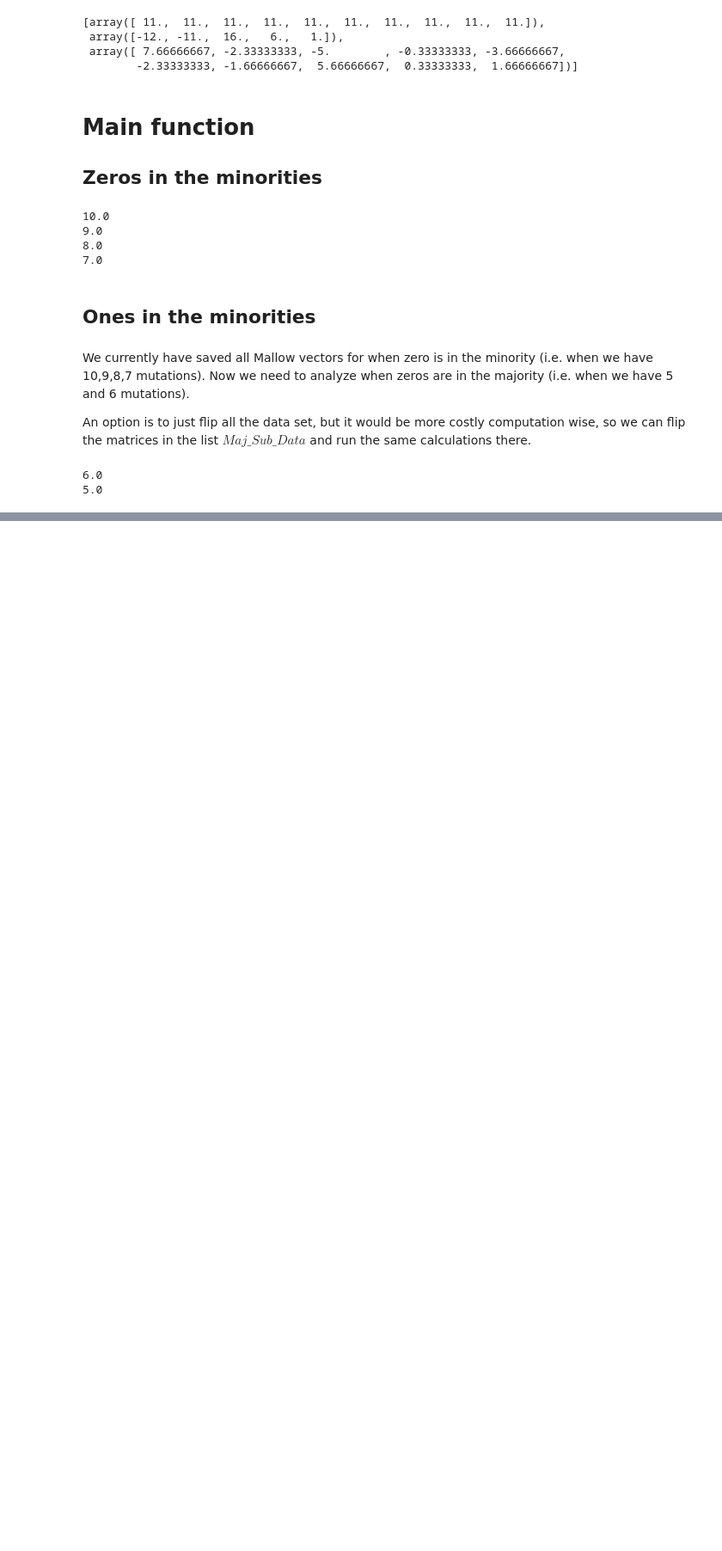
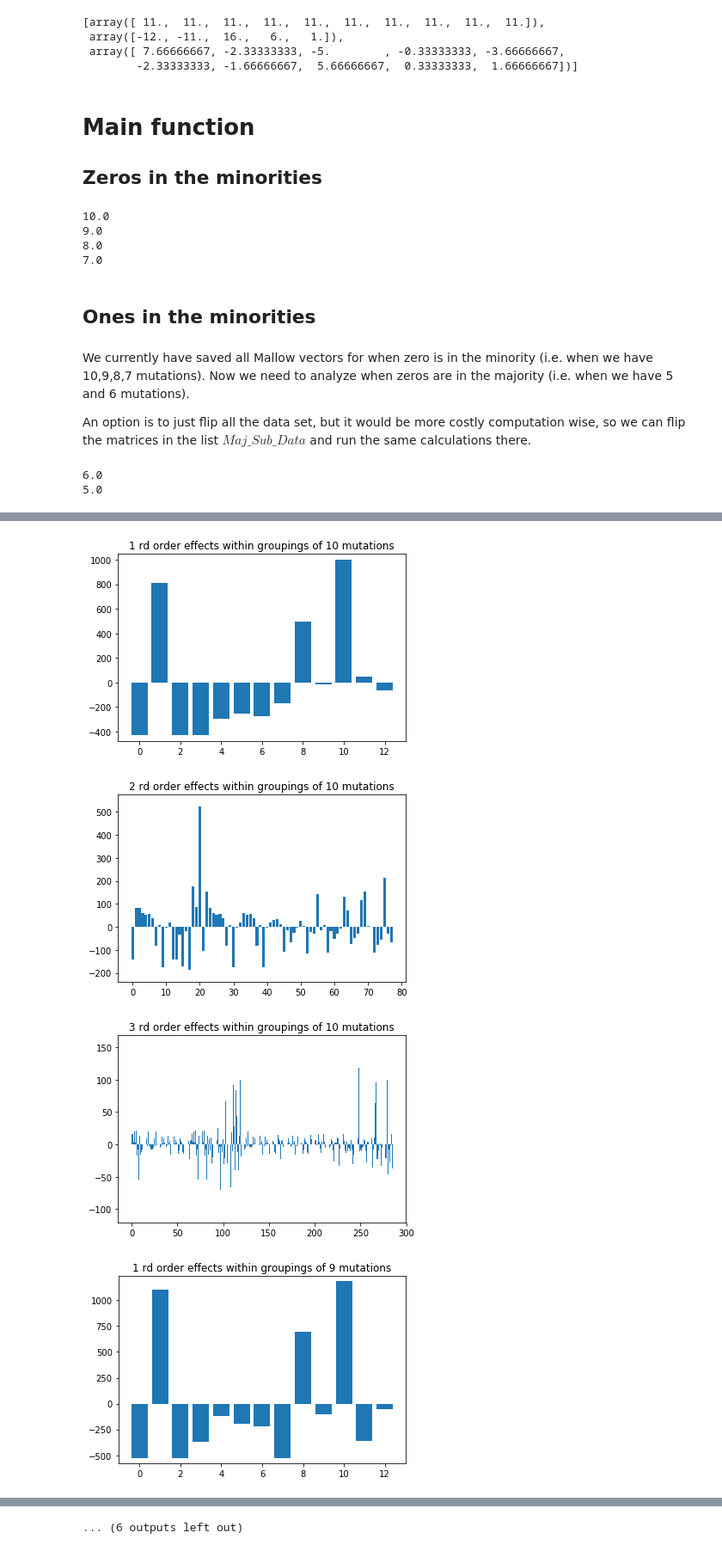
Before and after one commit to LillianGonzalezAlbino/FourierAnalysis, a Jupyter notebook: Spectral-Analysis.ipynb, the cells around one changed output, grey strips where cells are left out. Shown at 86% size. Cells and saved outputs as stored; diff of their text form; code cells hidden in the pictures; blank space fills up the shorter version.

```diff
--- a/Spectral-Analysis.ipynb
+++ b/Spectral-Analysis.ipynb
@@ -586,0 +621,16 @@ for i in range(len(AllMallowVectors2)):
+# %%
+for nmut in range(len(AllMallowVectors)):
+    k = AllMallowVectors[nmut][0]
+    MallowList = AllMallowVectors[nmut][1]
+    for order in range(1,len(MallowList)):
+        y_axis = np.arange(len(MallowList[order]))
+        plt.bar(y_axis, MallowList[order], align='center')
+        plt.title('%d rd order effects within groupings of %d mutations'%(order, k))
+        plt.ylim((min(MallowList[order])-50),(max(MallowList[order])+50))
+        plt.savefig("plots2/%d_order_13_%d.png"%(order,k))
+        plt.show()
+# %% [output]
+[figure, added]
+[figure, added]
+[figure, added]
+[figure, added]
@@ -586,0 +645 @@ for i in range(len(AllMallowVectors2)):
+... (6 outputs left out)
```
Also changed, not shown: parts of 10 cells of this notebook.
